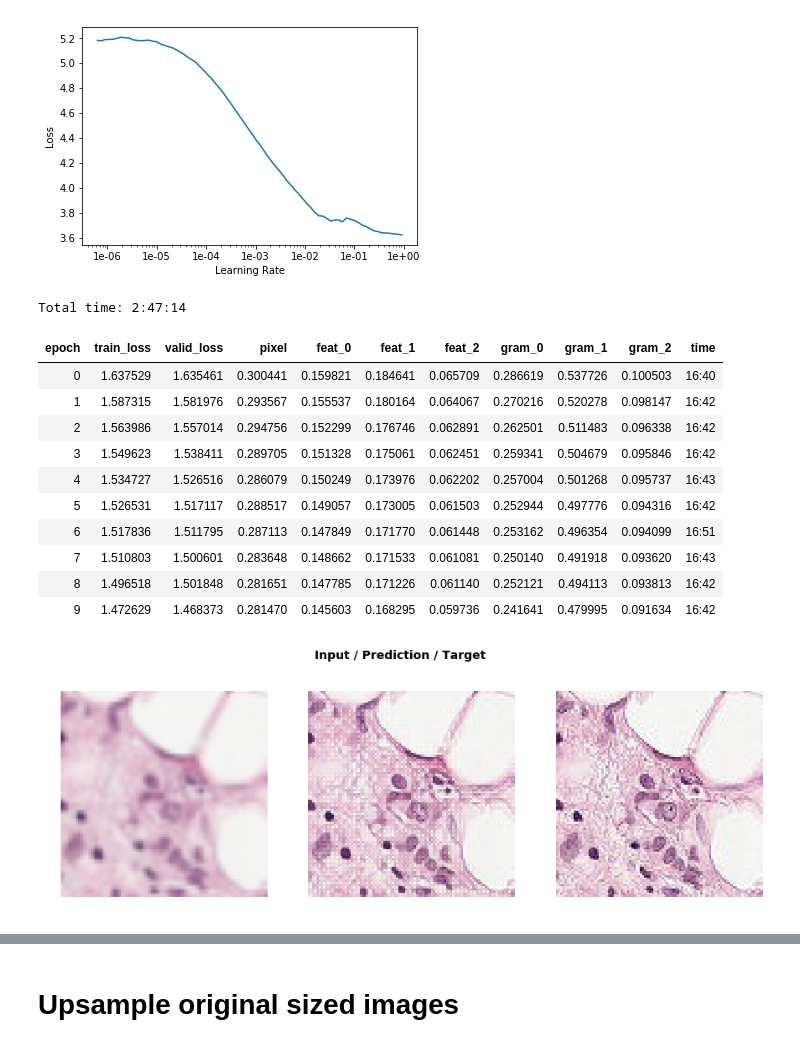
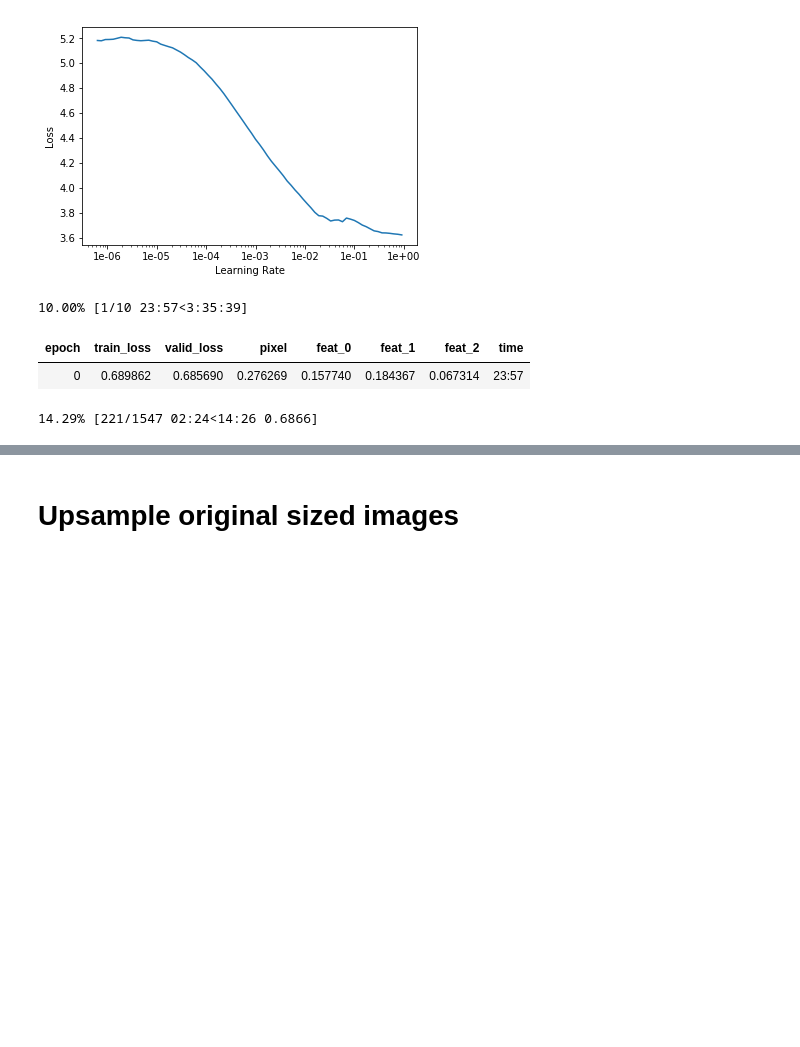
Before and after one commit to ChristophNeuner/Histopathologic-Cancer-Detection, a Jupyter notebook: superresolution.ipynb, the cells around one changed output, grey strips where cells are left out. Cells and saved outputs as stored; diff of their text form; code cells hidden in the pictures; blank space fills up the shorter version.

```diff
--- a/superresolution.ipynb
+++ b/superresolution.ipynb
@@ -162,8 +162,7 @@ class FeatureLoss(nn.Module):
         self.loss_features = [self.m_feat[i] for i in layer_ids]
         self.hooks = hook_outputs(self.loss_features, detach=False)
         self.wgts = layer_wgts
-        self.metric_names = ['pixel',] + [f'feat_{i}' for i in range(len(layer_ids))
-              ] + [f'gram_{i}' for i in range(len(layer_ids))]
+        self.metric_names = ['pixel',] + [f'feat_{i}' for i in range(len(layer_ids))] #+ [f'gram_{i}' for i in range(len(layer_ids))]
 
     def make_features(self, x, clone=False):
         self.m_feat(x)
@@ -175,8 +174,8 @@ class FeatureLoss(nn.Module):
         self.feat_losses = [base_loss(input,target)]
         self.feat_losses += [base_loss(f_in, f_out)*w
                              for f_in, f_out, w in zip(in_feat, out_feat, self.wgts)]
-        self.feat_losses += [base_loss(gram_matrix(f_in), gram_matrix(f_out))*w**2 * 5e3
-                             for f_in, f_out, w in zip(in_feat, out_feat, self.wgts)]
+        #self.feat_losses += [base_loss(gram_matrix(f_in), gram_matrix(f_out))*w**2 * 5e3
+                             #for f_in, f_out, w in zip(in_feat, out_feat, self.wgts)]
         self.metrics = dict(zip(self.metric_names, self.feat_losses))
         return sum(self.feat_losses)
 
@@ -200,28 +199,19 @@ learn.recorder.plot()
 LR Finder is complete, type {learner_name}.recorder.plot() to see the graph.
 [figure]
 # %%
-lr = 1e-3
+lr = 1e-2
 # %%
 def do_fit(save_name, lrs=slice(lr), pct_start=0.9):
     learn.fit_one_cycle(10, lrs, pct_start=pct_start)
     learn.save(save_name)
     learn.show_results(rows=1, imgsize=5)
 # %%
-path_frozen = SUPERRES_MODELS/'3-superres-frozen-imagenet_stats'
+path_frozen = SUPERRES_MODELS/'4-superres-frozen-without_gram'
 # %%
-do_fit(path_frozen, slice(lr*10))
+do_fit(path_frozen, slice(lr))
 # %% [output]
-Total time: 2:47:14
+10.00% [1/10 23:57<3:35:39]
-| epoch | train_loss | valid_loss | pixel | feat_0 | feat_1 | feat_2 | gram_0 | gram_1 | gram_2 | time |
-| 0 | 1.637529 | 1.635461 | 0.300441 | 0.159821 | 0.184641 | 0.065709 | 0.286619 | 0.537726 | 0.100503 | 16:40 |
-| 1 | 1.587315 | 1.581976 | 0.293567 | 0.155537 | 0.180164 | 0.064067 | 0.270216 | 0.520278 | 0.098147 | 16:42 |
-| 2 | 1.563986 | 1.557014 | 0.294756 | 0.152299 | 0.176746 | 0.062891 | 0.262501 | 0.511483 | 0.096338 | 16:42 |
-| 3 | 1.549623 | 1.538411 | 0.289705 | 0.151328 | 0.175061 | 0.062451 | 0.259341 | 0.504679 | 0.095846 | 16:42 |
-| 4 | 1.534727 | 1.526516 | 0.286079 | 0.150249 | 0.173976 | 0.062202 | 0.257004 | 0.501268 | 0.095737 | 16:43 |
-| 5 | 1.526531 | 1.517117 | 0.288517 | 0.149057 | 0.173005 | 0.061503 | 0.252944 | 0.497776 | 0.094316 | 16:42 |
-| 6 | 1.517836 | 1.511795 | 0.287113 | 0.147849 | 0.171770 | 0.061448 | 0.253162 | 0.496354 | 0.094099 | 16:51 |
-| 7 | 1.510803 | 1.500601 | 0.283648 | 0.148662 | 0.171533 | 0.061081 | 0.250140 | 0.491918 | 0.093620 | 16:43 |
-| 8 | 1.496518 | 1.501848 | 0.281651 | 0.147785 | 0.171226 | 0.061140 | 0.252121 | 0.494113 | 0.093813 | 16:42 |
-| 9 | 1.472629 | 1.468373 | 0.281470 | 0.145603 | 0.168295 | 0.059736 | 0.241641 | 0.479995 | 0.091634 | 16:42 |
+| epoch | train_loss | valid_loss | pixel | feat_0 | feat_1 | feat_2 | time |
+| 0 | 0.689862 | 0.685690 | 0.276269 | 0.157740 | 0.184367 | 0.067314 | 23:57 |
-[figure, removed]
+14.29% [221/1547 02:24<14:26 0.6866]
 # %%
```
Also changed, not shown: parts of 9 cells of this notebook, 1 other file.
